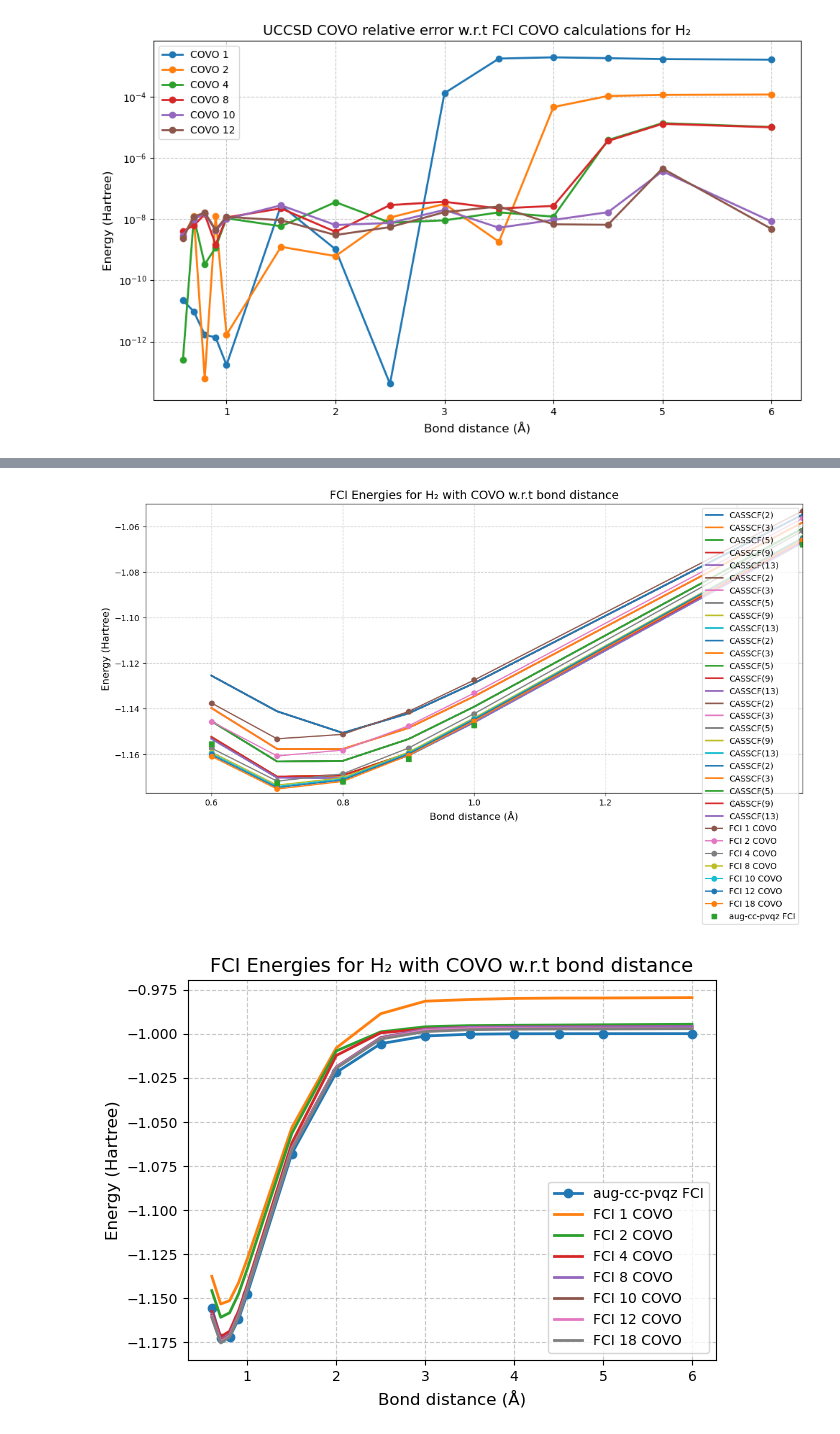
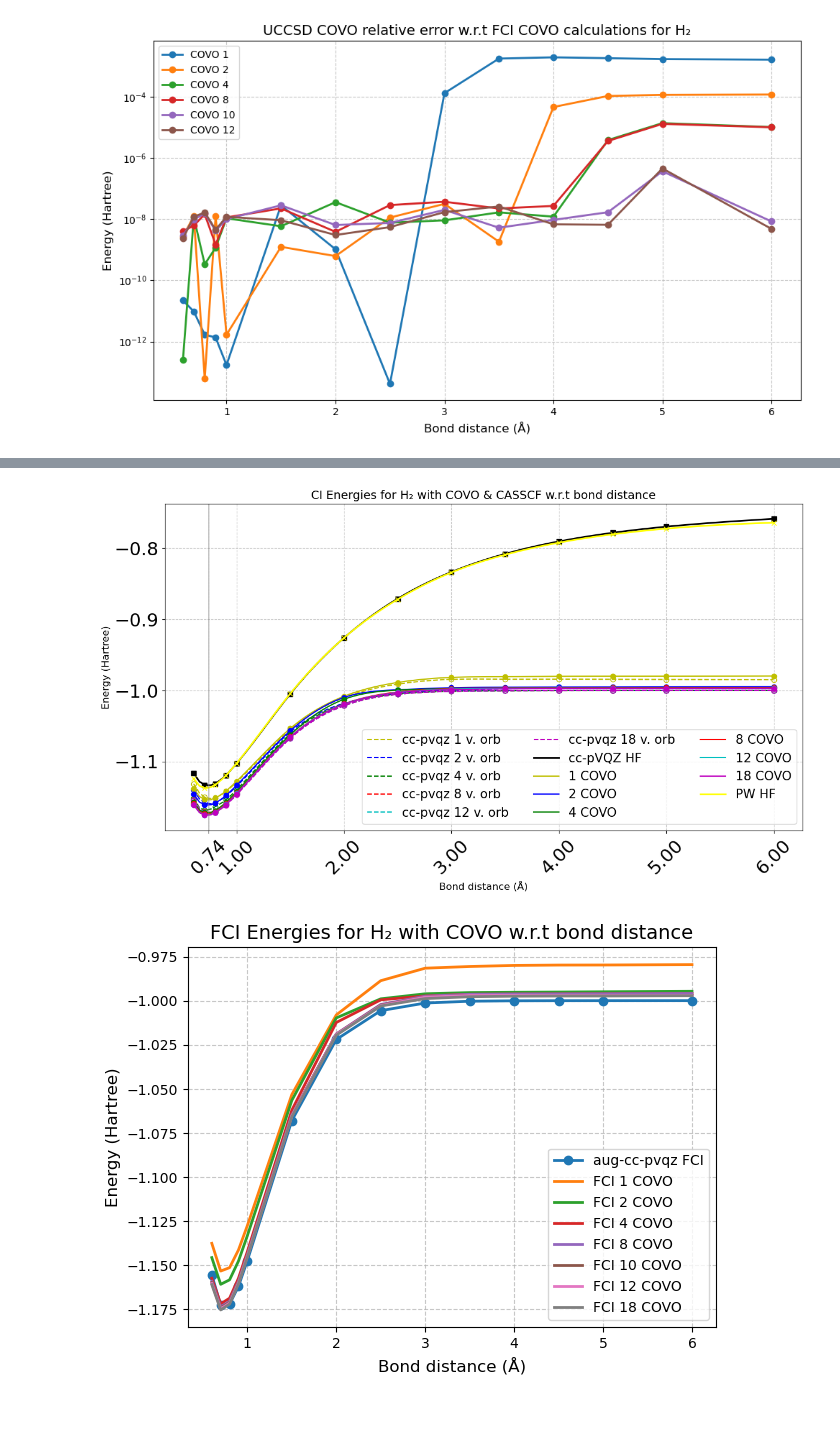
Before and after one commit to MQSdk/Qiskit-NWChem-Driver, a Jupyter notebook: notebooks/slow_nwchem_H2.ipynb, the cells around one changed output, grey strips where cells are left out. Cells and saved outputs as stored; diff of their text form; code cells hidden in the pictures.

```diff
--- a/notebooks/slow_nwchem_H2.ipynb
+++ b/notebooks/slow_nwchem_H2.ipynb
@@ -258,7 +258,10 @@ for base in (basis):
             "N_orb": norb_fci
         }
         print(f"Base: {base}, Distance: {distance} Å, HF: {energy_HF:.8f}, FCI: {energy_fci:.8f}, N_orb: {norb_fci:.8f}")
-
+        print()
+        print(f"\nHF Molecular Orbitals (mo_coeff) for Base: {base}, Distance: {distance} Å")
+        print("MO Coefficients (rows: AO, columns: MO):")
+        print(np.round(mf.mo_coeff, decimals=4))
         for ncas in active_spaces:
             if ncas <= norb_fci:
                 mycas = mf.CASSCF(ncas, 2)
@@ -272,9 +275,13 @@ for base in (basis):
                 results[base][distance][f"CASSCF_{ncas}"] = energy_casscf
 
                 print(f"Base: {base}, Distance: {distance} Å, CASSCF({2},{ncas}): {energy_casscf:.8f}")
+                print()
+                print(f"\nCASSCF(2,{ncas}) Molecular Orbitals (mo_coeff) for Base: {base}, Distance: {distance} Å")
+                print("MO Coefficients (rows: AO, columns: MO):")
+                print(np.round(mycas.mo_coeff, decimals=4))
 
 
-output_file = "energies_h2_atomic.json"
+output_file = "energies_h2_atomic_jeje.json"
 try:
     with open(output_file, 'w') as f:
         json.dump(results, f, indent=4)
@@ -712,33 +635,70 @@ plt.show()
 # %%
+from scipy.interpolate import CubicSpline
+
 plt.figure(figsize=(12, 7))
+colors = ['y','b','g','r', 'c','m','k']
 
-for i, base in enumerate(bases):
-    for ncas in [2, 3, 5, 9, 13]:
-        energias_casscf = [energies_h2_atomic['aug-cc-pvqz'][str(d)][f"CASSCF_{ncas}"] for d in distancias]
-        plt.plot(distances, energias_casscf, label=f"CASSCF({ncas})", linewidth=2)
+for i, ncas in enumerate([2, 3, 5, 9, 13, 19]):
 
-for covo in energies_covo_H2:
-    plt.plot(energies_covo_H2[covo][0], energies_covo_H2[covo][2], marker='o', label=f'FCI {covo} COVO')
+    energies_casscf = np.array([energies_h2_atomic['cc-pvqz'][str(d)][f"CASSCF_{ncas}"] for d in distancias])
+    spline = CubicSpline(distances, energies_casscf)
+    x_smooth = np.linspace(min(distances), max(distances), 100)
+    y_smooth = spline(x_smooth)
 
-energia_fci = [energies_h2_atomic['aug-cc-pvqz'][str(d)]["FCI"] for d in distancias]
-plt.plot(distancias, energia_fci, 's', label=f"{'aug-cc-pvqz'} FCI", linewidth=2)
+    plt.plot(x_smooth, y_smooth, label=f"{'cc-pvqz'} {ncas-1} v. orb", linestyle='--', color=colors[i])
+    plt.plot(distances, energies_casscf, 'o', fillstyle='none', color=colors[i])
 
+energias_hf = np.array([energies_h2_atomic['cc-pvqz'][str(d)]["HF"] for d in distancias])
+spline = CubicSpline(distancias, energias_hf)
+x_smooth = np.linspace(min(distancias), max(distancias), 100)
+y_smooth = spline(x_smooth)
+plt.plot(x_smooth, y_smooth, '-', color='k', label="cc-pVQZ HF", linewidth=2)
+plt.plot(distancias, energias_hf,'s', color='k', linewidth=2)
+
+numbers = ['1', '2', '4', '8', '12', '18']
+for i, covo in enumerate(numbers):
+
+    distances = np.array(energies_covo_H2[covo][0])
+    energies_fci = np.array(energies_covo_H2[covo][2])
+    spline = CubicSpline(distances, energies_fci)
+    x_smooth = np.linspace(min(distances), max(distances), 100)
+    y_smooth = spline(x_smooth)
+
+
+    plt.plot(x_smooth, y_smooth, '-', label=f'{covo} COVO', color=colors[i])
+    plt.plot(distances, energies_fci, 'o', color=colors[i])
+
+energies_pw = np.array(energies_PW_H2_HF['0covo'][1])
+spline = CubicSpline(distancias, energies_pw)
+x_smooth = np.linspace(min(distancias), max(distancias), 100)
+y_smooth = spline(x_smooth)
+plt.plot(x_smooth, y_smooth, '-', color='yellow', label="PW HF", linewidth=2)
+plt.plot(distancias, energies_PW_H2_HF['0covo'][1], 'x', color='yellow', linewidth=2)
+
+
+
+energia_fci = [energies_h2_atomic['cc-pvqz'][str(d)]["FCI"] for d in distancias]
+#plt.plot(distancias, energia_fci, 's-', label=f"{'aug-cc-pvqz'} FCI", linewidth=2)
+plt.axvline(0.74, color='gray', linestyle='-', linewidth=1)
+xticks = [0.74, 1, 2, 3, 4, 5, 6]
+plt.xticks(xticks, rotation=45)
+plt.tick_params(axis='both', labelsize=22)
 plt.xlabel('Bond distance (Å)', fontsize=12)
 plt.ylabel('Energy (Hartree)',fontsize=12)
-plt.title('FCI Energies for H₂ with COVO w.r.t bond distance',fontsize=14)
-plt.legend(fontsize=10, loc='best')
+plt.title('CI Energies for H₂ with COVO & CASSCF w.r.t bond distance',fontsize=14)
+plt.legend(fontsize=15, ncol=3, loc='best')
 plt.grid(True, linestyle='--', alpha=0.7)
-plt.ylim([-1.177,-1.05])
-plt.xlim([0.5,1.5])
-#plt.ylim([-1.05,-0.970])
+#plt.ylim([-1.177,-1.05])
+#plt.xlim([0.5,1.5])
+#plt.ylim([-1.05,-0.98])
 #plt.xlim([1.5,3.0])
 #plt.ylim([-1.001,-0.979])
 #plt.xlim([3.0,6.0])
 plt.tight_layout()
-plt.savefig("energies_casscf_h2_covo_zoom.png", dpi=300, bbox_inches='tight')
+plt.savefig("energies_casscf_h2_covo_zoom_pvqz.png", dpi=300, bbox_inches='tight')
 plt.show()
 # %% [output]
-[figure, old version]
+[figure, new version]
 # %%
 
 energia_fci = [energies_h2_atomic['aug-cc-pvqz'][str(d)]["FCI"] for d in distancias]
```
Also changed, not shown: parts of 13 cells of this notebook, 7 other files.
